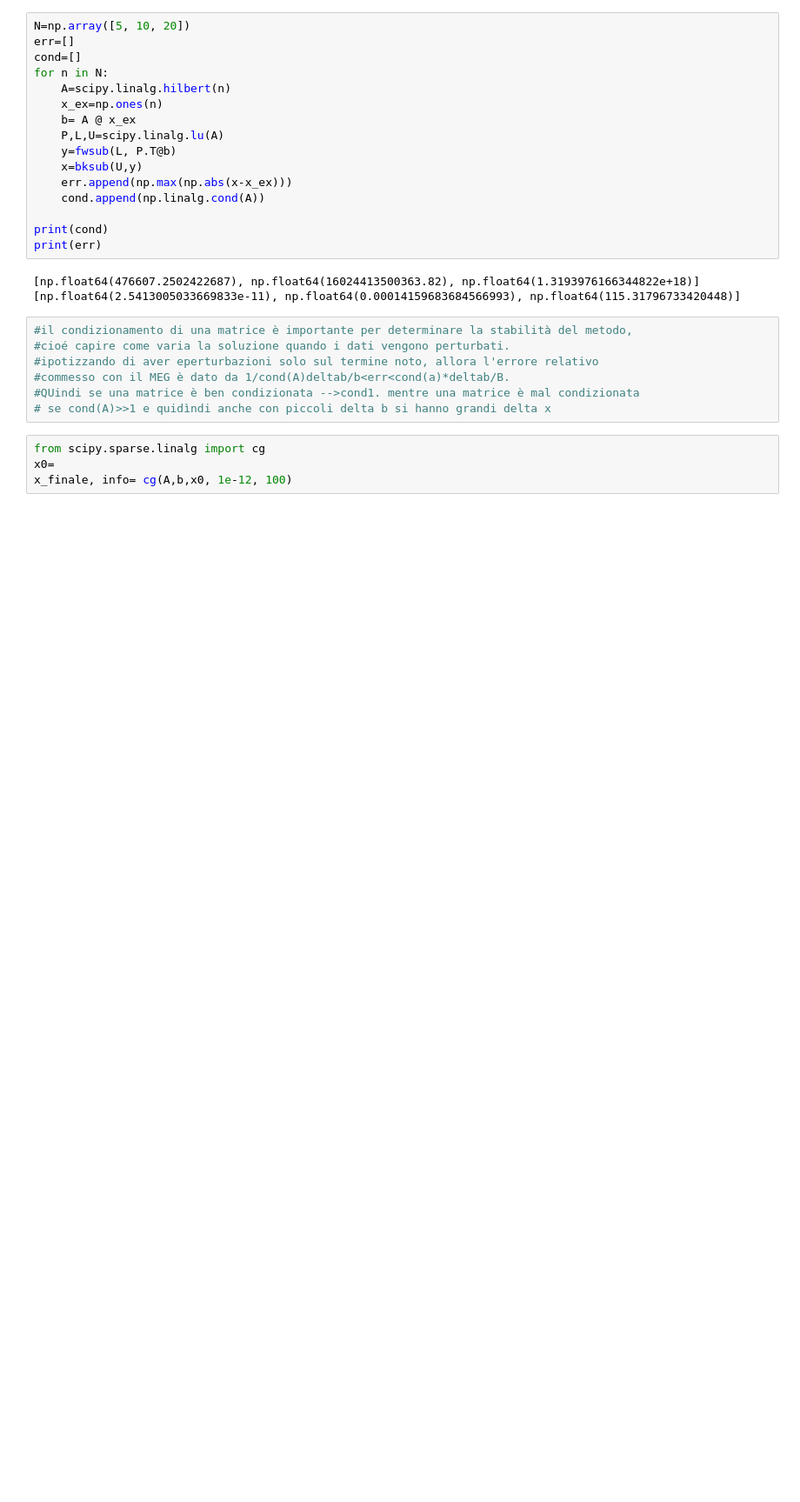
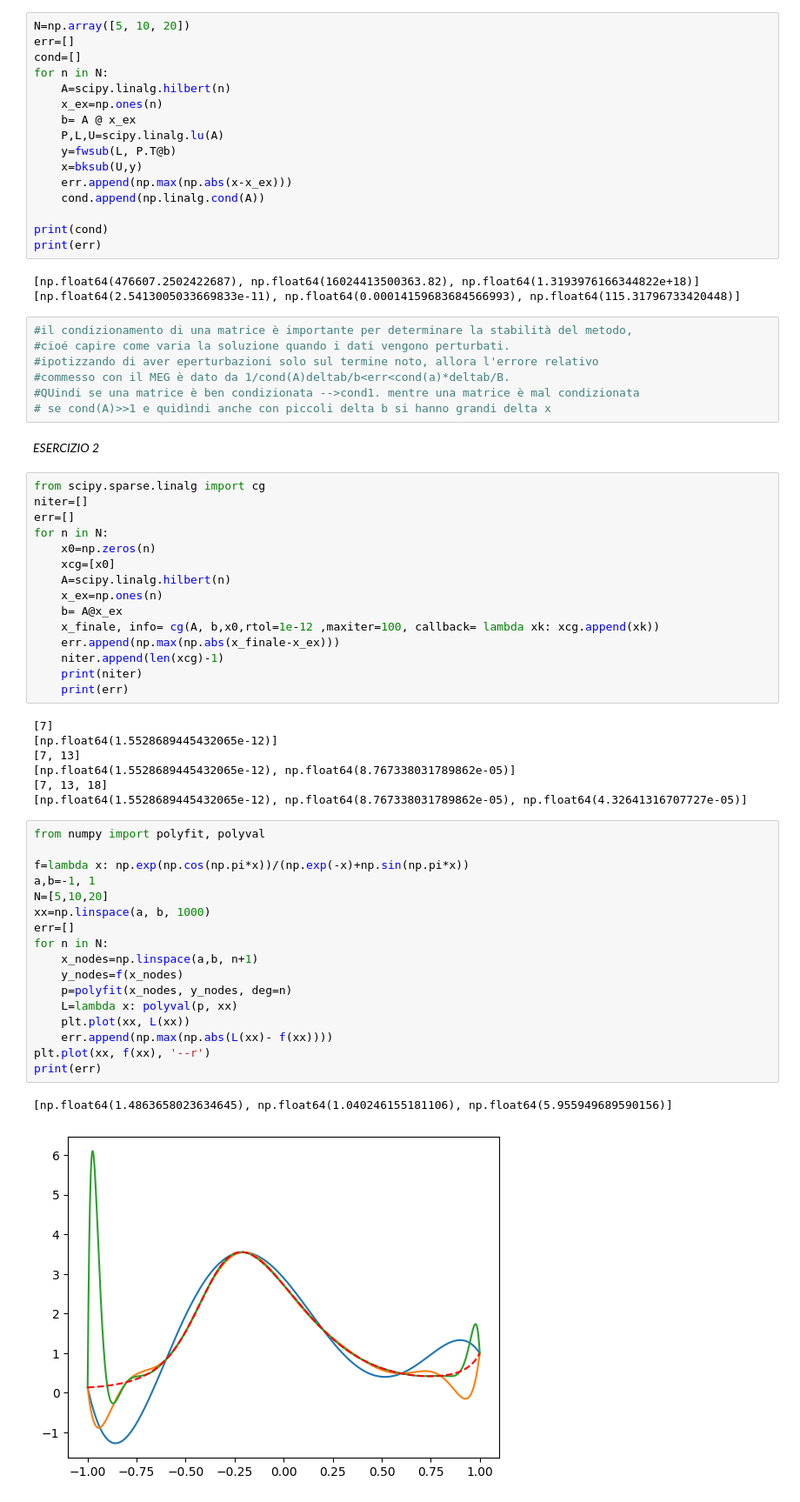
Before and after one commit to alessandrafonseca/mani_env, a Jupyter notebook: tde 1/tde 1 solo svolgimento.ipynb, the cells around one changed output. Shown at 87% size. Saved outputs shown, nothing was run; the diff lists cells and outputs as text; blank space fills up the shorter version.

```diff
--- a/tde 1/tde 1 solo svolgimento.ipynb
+++ b/tde 1/tde 1 solo svolgimento.ipynb
@@ -90,7 +92,47 @@ print(err)
 #commesso con il MEG è dato da 1/cond(A)deltab/b<err<cond(a)*deltab/B.
 #QUindi se una matrice è ben condizionata -->cond1. mentre una matrice è mal condizionata
 # se cond(A)>>1 e quidìndi anche con piccoli delta b si hanno grandi delta x
+# %% [markdown]
+*ESERCIZIO 2*
 # %%
 from scipy.sparse.linalg import cg
-x0=
-x_finale, info= cg(A,b,x0, 1e-12, 100)
+niter=[]
+err=[]
+for n in N:
+    x0=np.zeros(n)
+    xcg=[x0]
+    A=scipy.linalg.hilbert(n)
+    x_ex=np.ones(n)
+    b= A@x_ex
+    x_finale, info= cg(A, b,x0,rtol=1e-12 ,maxiter=100, callback= lambda xk: xcg.append(xk))
+    err.append(np.max(np.abs(x_finale-x_ex)))
+    niter.append(len(xcg)-1)
+    print(niter)
+    print(err)
+# %% [output]
+[7]
+[np.float64(1.5528689445432065e-12)]
+[7, 13]
+[np.float64(1.5528689445432065e-12), np.float64(8.767338031789862e-05)]
+[7, 13, 18]
+[np.float64(1.5528689445432065e-12), np.float64(8.767338031789862e-05), np.float64(4.32641316707727e-05)]
+# %%
+from numpy import polyfit, polyval
+
+f=lambda x: np.exp(np.cos(np.pi*x))/(np.exp(-x)+np.sin(np.pi*x))
+a,b=-1, 1
+N=[5,10,20]
+xx=np.linspace(a, b, 1000)
+err=[]
+for n in N:
+    x_nodes=np.linspace(a,b, n+1)
+    y_nodes=f(x_nodes)
+    p=polyfit(x_nodes, y_nodes, deg=n)
+    L=lambda x: polyval(p, xx)
+    plt.plot(xx, L(xx))
+    err.append(np.max(np.abs(L(xx)- f(xx))))
+plt.plot(xx, f(xx), '--r')
+print(err)
+# %% [output]
+[np.float64(1.4863658023634645), np.float64(1.040246155181106), np.float64(5.955949689590156)]
+[figure, added]
```
Also changed, not shown: parts of 7 cells of this notebook, 5 other files.
